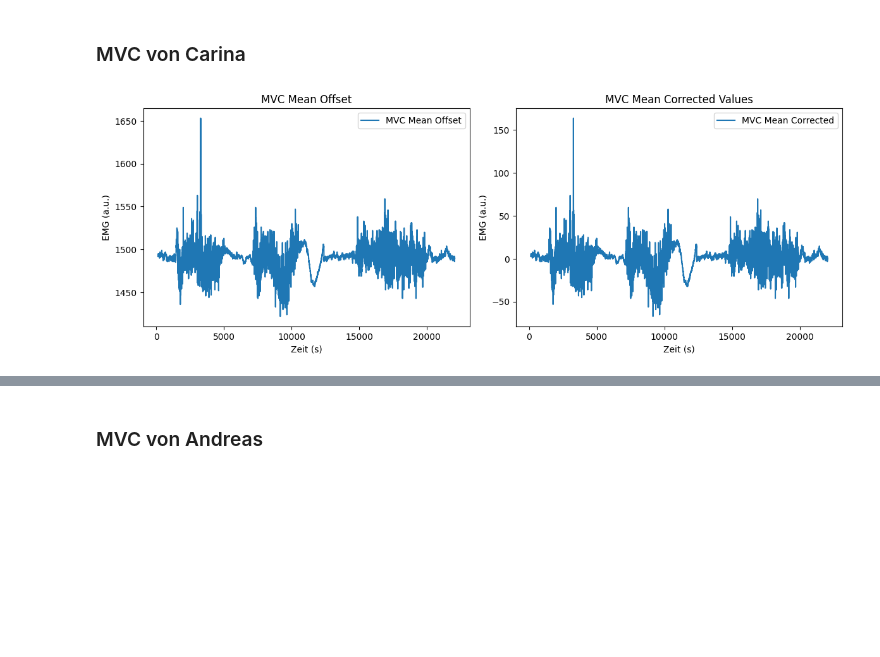
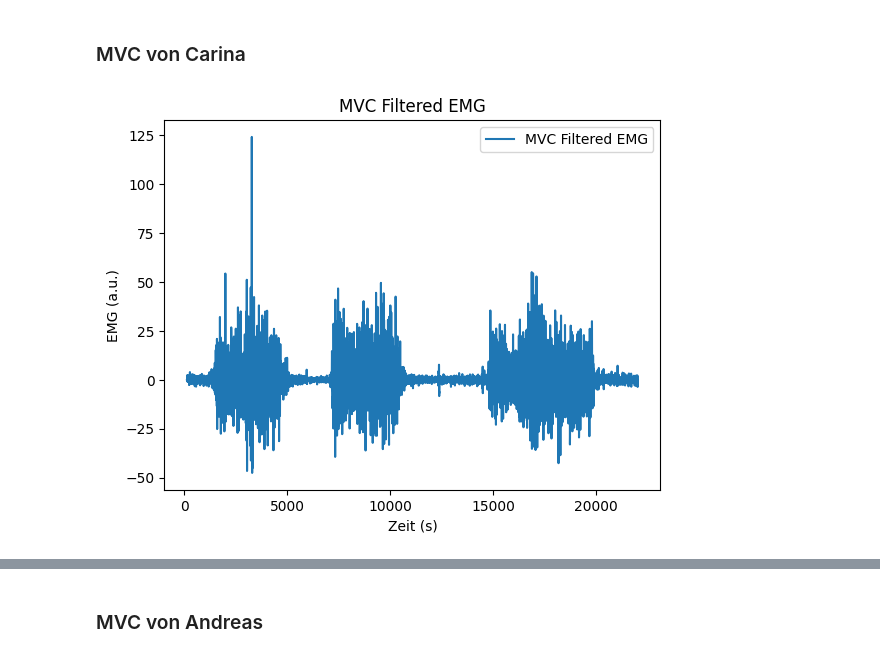
Before and after one commit to VPaulineC/Praktikum-3, a Jupyter notebook: MainCode3.ipynb, the cells around one changed output, grey strips where cells are left out. Cells and saved outputs as stored; diff of their text form; code cells hidden in the pictures; blank space fills up the shorter version.

```diff
--- a/MainCode3.ipynb
+++ b/MainCode3.ipynb
@@ -57,88 +57,87 @@ def process_emg_data(data, fs=1000):
 mvc_mean_offset = np.mean(mvc['emg'])
 mvc['mean_corrected'] = mvc['emg'] - mvc_mean_offset
 
-plt.figure(figsize=(12, 8))
-plt.subplot(2, 2, 1)
-plt.plot(mvc['t'], mvc['emg'], label='MVC Mean Offset')
-plt.title('MVC Mean Offset')
-plt.xlabel('Zeit (s)')
-plt.ylabel('EMG (a.u.)')
-plt.legend()
+# plt.figure(figsize=(12, 8))
+# plt.subplot(2, 2, 1)
+# plt.plot(mvc['t'], mvc['emg'], label='MVC Mean Offset')
+# plt.title('MVC Mean Offset')
+# plt.xlabel('Zeit (s)')
+# plt.ylabel('EMG (a.u.)')
+# plt.legend()
 
-plt.subplot(2, 2, 2)
-plt.plot(mvc['t'], mvc['mean_corrected'], label='MVC Mean Corrected')
-plt.title('MVC Mean Corrected Values')
-plt.xlabel('Zeit (s)')
-plt.ylabel('EMG (a.u.)')
-plt.legend()
+# plt.subplot(2, 2, 2)
+# plt.plot(mvc['t'], mvc['mean_corrected'], label='MVC Mean Corrected')
+# plt.title('MVC Mean Corrected Values')
+# plt.xlabel('Zeit (s)')
+# plt.ylabel('EMG (a.u.)')
+# plt.legend()
 
-plt.tight_layout()
-plt.show()
+# plt.tight_layout()
+# plt.show()
 
 # MVC Unfiltered und Filtered EMG plotten
 mvc_filtered_emg = butterworth_filter(mvc['mean_corrected'], 20, 450, fs=1000)
 
-plt.figure(figsize=(12, 8))
-plt.subplot(2, 2, 1)
-plt.plot(mvc['t'], mvc['mean_corrected'], label='MVC Unfiltered EMG')
-plt.title('MVC Unfiltered EMG')
-plt.xlabel('Zeit (s)')
-plt.ylabel('EMG (a.u.)')
-plt.legend()
+# plt.figure(figsize=(12, 8))
+# plt.subplot(2, 2, 1)
+# plt.plot(mvc['t'], mvc['mean_corrected'], label='MVC Unfiltered EMG')
+# plt.title('MVC Unfiltered EMG')
+# plt.xlabel('Zeit (s)')
+# plt.ylabel('EMG (a.u.)')
+# plt.legend()
 
 
-plt.subplot(2, 2, 2)
+
 plt.plot(mvc['t'], mvc_filtered_emg, label='MVC Filtered EMG')
 plt.title('MVC Filtered EMG')
 plt.xlabel('Zeit (s)')
 plt.ylabel('EMG (a.u.)')
 plt.legend()
 
-plt.tight_layout()
 plt.show()
 
 # MVC Unrectified und Rectified EMG plotten
 mvc_rectified_emg = np.abs(mvc_filtered_emg)
 mvc_envelope = lowpass_filter(mvc_rectified_emg, 3, fs=1000)
 
-plt.figure(figsize=(12, 8))
-plt.subplot(2, 2, 1)
-plt.plot(mvc['t'], mvc_filtered_emg, label='MVC Unrectified EMG')
-plt.title('MVC Unrectified EMG')
-plt.xlabel('Zeit (s)')
-plt.ylabel('EMG (a.u.)')
-plt.legend()
+# plt.figure(figsize=(12, 8))
+# plt.subplot(2, 2, 1)
+# plt.plot(mvc['t'], mvc_filtered_emg, label='MVC Unrectified EMG')
+# plt.title('MVC Unrectified EMG')
+# plt.xlabel('Zeit (s)')
+# plt.ylabel('EMG (a.u.)')
+# plt.legend()
 
 
-plt.subplot(2, 2, 2)
+
 plt.plot(mvc['t'], mvc_rectified_emg, label='MVC Rectified EMG')
 plt.title('MVC Rectified EMG')
 plt.xlabel('Zeit (s)')
 plt.ylabel('EMG (a.u.)')
 plt.legend()
 
-plt.tight_layout()
+
 plt.show()
 
-plt.figure(figsize=(12, 8))
-plt.subplot(2, 2, 1)
-plt.plot(mvc['t'], mvc_rectified_emg, label='MVC Rectified EMG')
-plt.title('MVC Rectified EMG')
-plt.xlabel('Zeit (s)')
-plt.ylabel('EMG (a.u.)')
-plt.legend()
+# plt.figure(figsize=(12, 8))
+# plt.subplot(2, 2, 1)
+# plt.plot(mvc['t'], mvc_rectified_emg, label='MVC Rectified EMG')
+# plt.title('MVC Rectified EMG')
+# plt.xlabel('Zeit (s)')
+# plt.ylabel('EMG (a.u.)')
+# plt.legend()
 
-plt.subplot(2, 2, 2)
+
 plt.plot(mvc['t'], mvc_envelope, label='MVC Envelope (3 Hz Lowpass)')
 plt.title('MVC Envelope (3 Hz Lowpass)')
 plt.xlabel('Zeit (s)')
 plt.ylabel('EMG (a.u.)')
 plt.legend()
 plt.show()
 
-plt.tight_layout()
 plt.show()
 
-#teste 2
+mvc_mean = np.mean(mvc_envelope)
+print(f"Der gemittelte MVC-Wert beträgt: {mvc_mean}")
 # %% [output]
-[figure, old version]
+[figure, new version]
```
Also changed, not shown: parts of 15 cells of this notebook.
